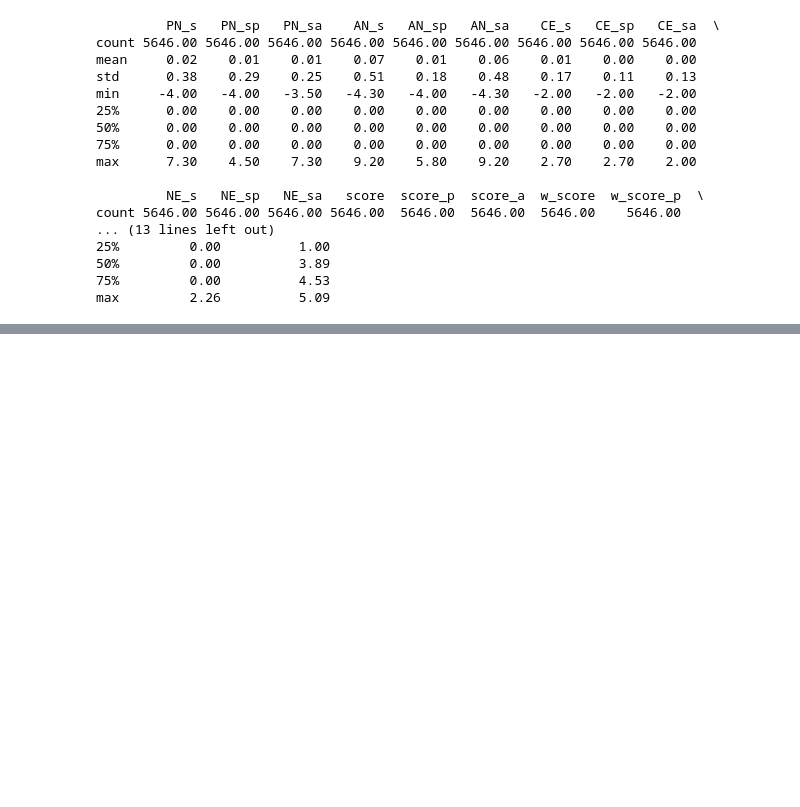
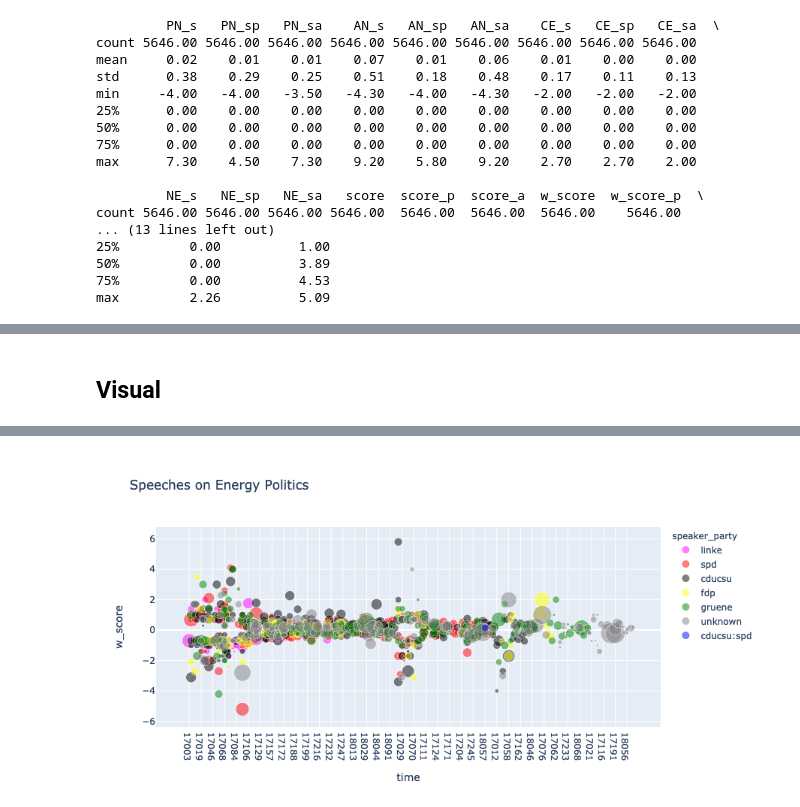
Before and after one commit to sebas-seck/bundestag_nlp, a Jupyter notebook: nb_04_energy_politics.ipynb, the cells around one changed output, grey strips where cells are left out. Saved outputs shown, nothing was run; the diff lists cells and outputs as text; code cells hidden in the pictures; blank space fills up the shorter version.

Commit message:
adds visual for speeches relating energy politics

```diff
--- a/nb_04_energy_politics.ipynb
+++ b/nb_04_energy_politics.ipynb
@@ -222,0 +236,4 @@ max         2.26          5.09
+# %%
+df["time"] = df["wahlperiode"].astype(str) + df["sitzung"].astype(str).str.zfill(3)
+# %%
+df["speaker_party"].fillna("unknown", inplace=True)
@@ -222,0 +242,2 @@ max         2.26          5.09
+# %% [markdown]
+## Visual
@@ -222,0 +246,26 @@ max         2.26          5.09
+# %%
+party_colors = {
+    "unknown": "grey",
+    "fdp": "yellow",
+    "linke": "magenta",
+    "gruene": "green",
+    "cducsu": "black",
+    "spd": "red",
+    "cducsu:spd": "blue",
+}
+# %%
+df["speech_length"] = df["speech_length"].astype("int")
+# %%
+fig = px.scatter(
+    df.query("w_score != 0"),
+    x="time",
+    y="w_score",
+    color="speaker_party",
+    color_discrete_map=party_colors,
+    size="speech_length",
+    opacity=0.5,
+    title="Speeches on Energy Politics",
+    hover_data=["speaker"]
+)
+fig.show()
+# %% [output]
@@ -222,0 +273 @@ max         2.26          5.09
+[figure, added]
```
Also changed, not shown: parts of 9 cells of this notebook, 9 other files.
